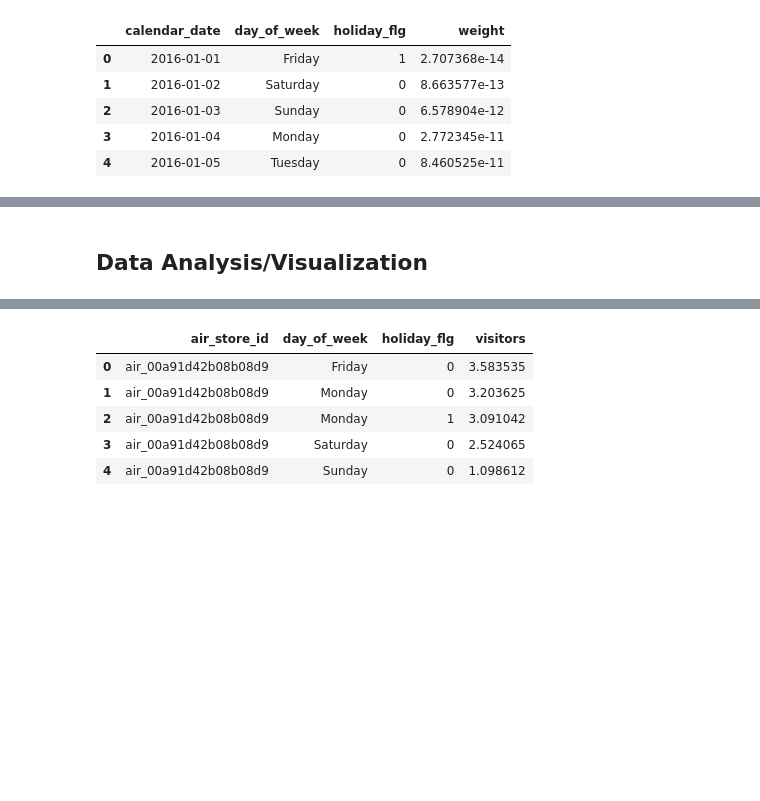
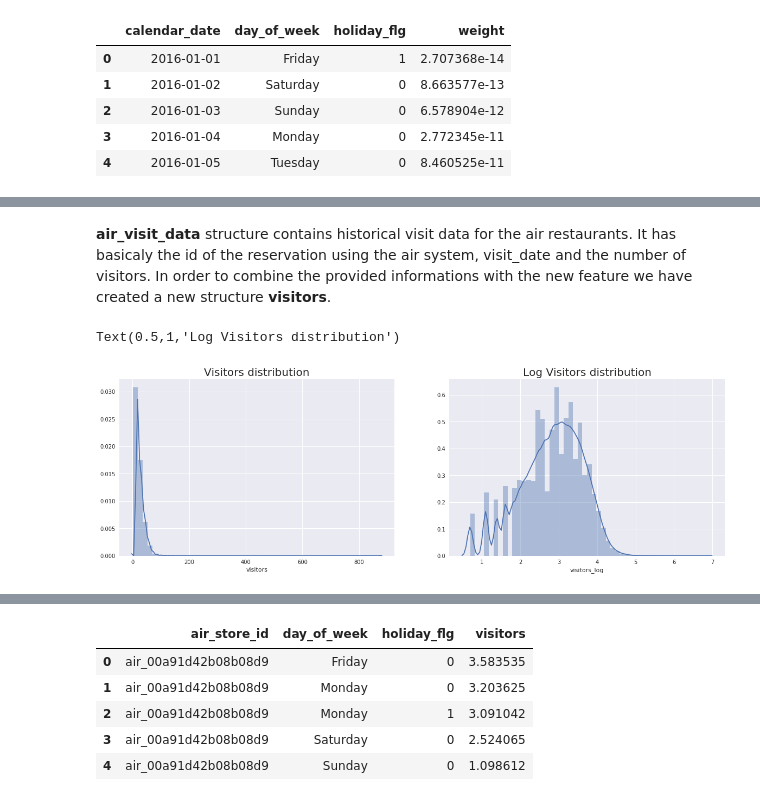
Before and after one commit to EulerFaria/Machine-Learning-Final-Project, a Jupyter notebook: Recruit Restaurant Visitor Forecasting.ipynb, the cells around one changed output, grey strips where cells are left out. Cells and saved outputs as stored; diff of their text form; code cells hidden in the pictures; blank space fills up the shorter version.

Commit message:
improved analysis and split approaches

```diff
--- a/Recruit Restaurant Visitor Forecasting.ipynb
+++ b/Recruit Restaurant Visitor Forecasting.ipynb
@@ -262,3 +90,5 @@ air_visit_data.head(5)
+# %% [markdown]
+**air_visit_data** structure contains historical visit data for the air restaurants. It has basicaly the id of the reservation using the air system, visit_date and the number of visitors. In order to combine the provided informations with the new feature we have created a new structure **visitors**.
 # %%
 visit_data = air_visit_data.merge(date_info, left_on='visit_date', right_on='calendar_date', how='left')
 visit_data.drop('calendar_date', axis=1, inplace=True)
@@ -265,5 +97,15 @@ visit_data.drop('calendar_date', axis=1, inplace=True)
-# %% [markdown]
-## Data Analysis/Visualization
+# %%
+plt.figure(figsize=(20,6))
+plt.subplot(1,2,1)
+sns.distplot(visit_data['visitors'])
+plt.title('Visitors distribution', fontsize=20)
+
+plt.subplot(1,2,2)
+sns.distplot(visit_data['visitors_log'])
+plt.title('Log Visitors distribution', fontsize=20)
+# %% [output]
+Text(0.5,1,'Log Visitors distribution')
+[figure, added]
 # %%
 visit_data.head(5)
 # %% [output]
```
Also changed, not shown: parts of 59 cells of this notebook, 1 other file.
